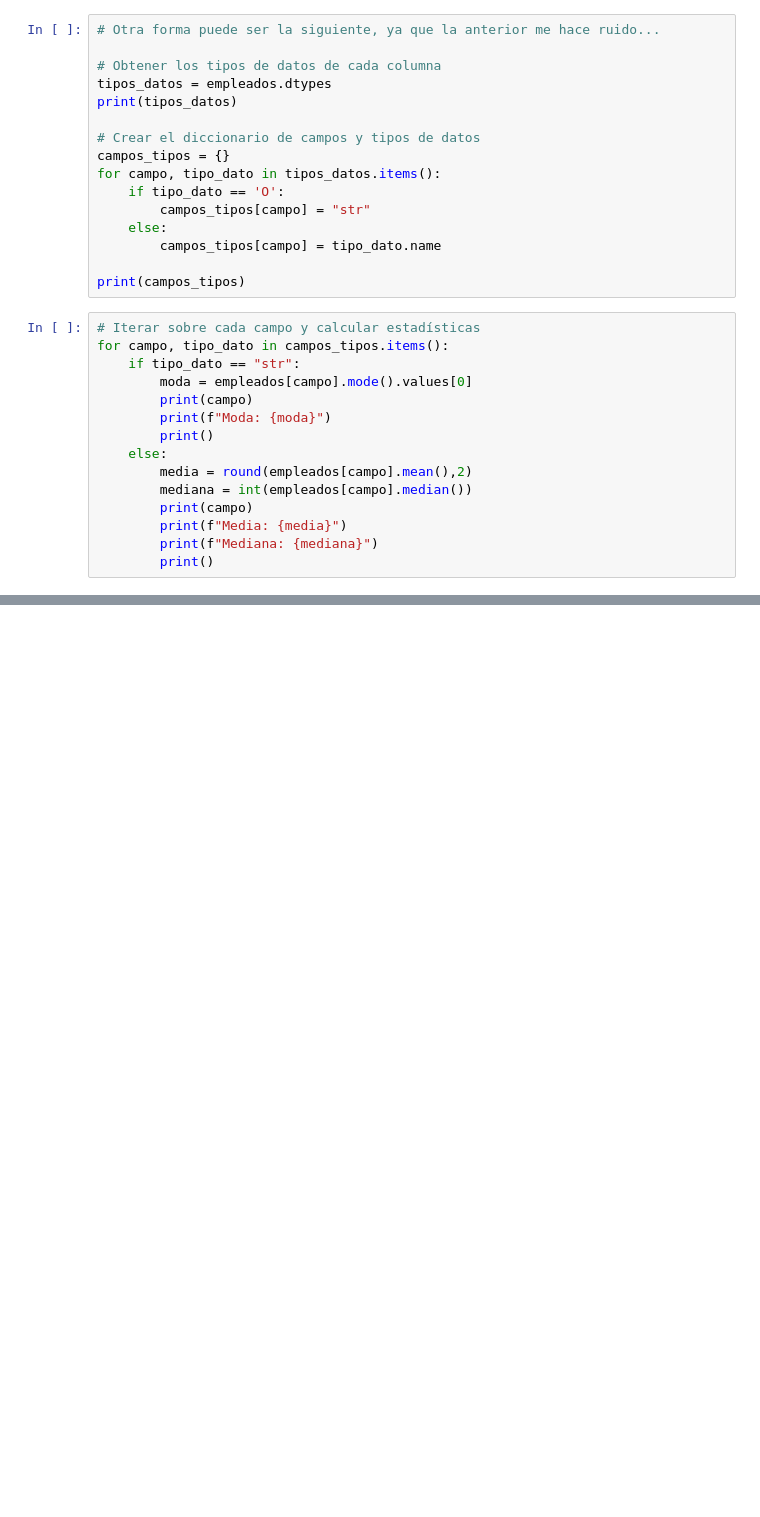
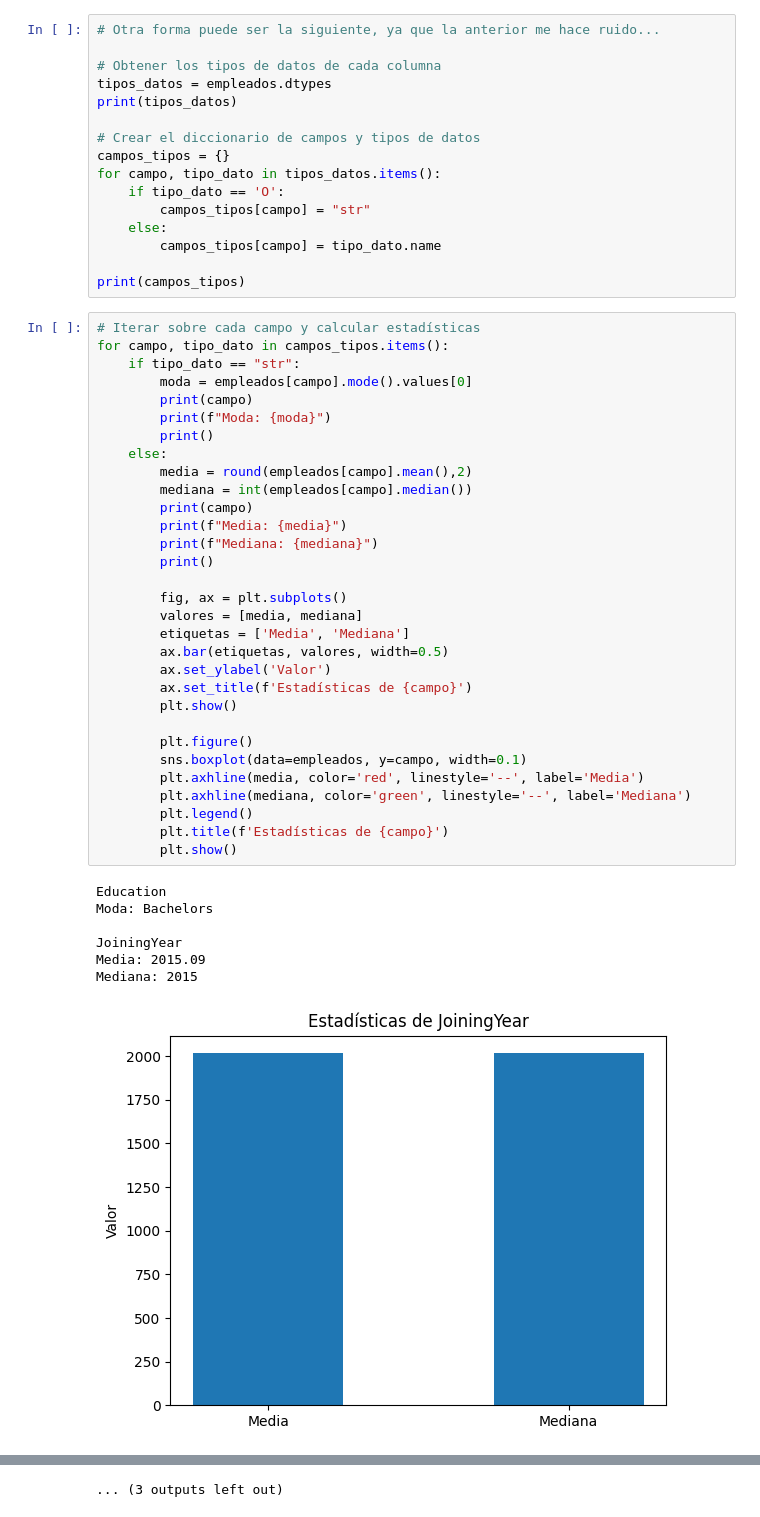
Before and after one commit to Carolina-Bolatti/Pro.Fin.-Proces.Datos, a Jupyter notebook: src/LuisSiccardi_Employee.ipynb, the cells around one changed output, grey strips where cells are left out. Cells and saved outputs as stored; diff of their text form; blank space fills up the shorter version.

```diff
--- a/src/LuisSiccardi_Employee.ipynb
+++ b/src/LuisSiccardi_Employee.ipynb
@@ -106,15 +31,39 @@ print(campos_tipos)
 # %%
 # Iterar sobre cada campo y calcular estadísticas
 for campo, tipo_dato in campos_tipos.items():
     if tipo_dato == "str":
         moda = empleados[campo].mode().values[0]
         print(campo)
         print(f"Moda: {moda}")
         print()
     else:
         media = round(empleados[campo].mean(),2)
         mediana = int(empleados[campo].median())
         print(campo)
         print(f"Media: {media}")
         print(f"Mediana: {mediana}")
         print()
+
+        fig, ax = plt.subplots()
+        valores = [media, mediana]
+        etiquetas = ['Media', 'Mediana']
+        ax.bar(etiquetas, valores, width=0.5)
+        ax.set_ylabel('Valor')
+        ax.set_title(f'Estadísticas de {campo}')
+        plt.show()
+
+        plt.figure()
+        sns.boxplot(data=empleados, y=campo, width=0.1)
+        plt.axhline(media, color='red', linestyle='--', label='Media')
+        plt.axhline(mediana, color='green', linestyle='--', label='Mediana')
+        plt.legend()
+        plt.title(f'Estadísticas de {campo}')
+        plt.show()
+# %% [output]
+Education
+Moda: Bachelors
+
+JoiningYear
+Media: 2015.09
+Mediana: 2015
+[figure, added]
@@ -120,0 +95 @@ for campo, tipo_dato in campos_tipos.items():
+... (3 outputs left out)
```
Also changed, not shown: parts of 4 cells of this notebook.
